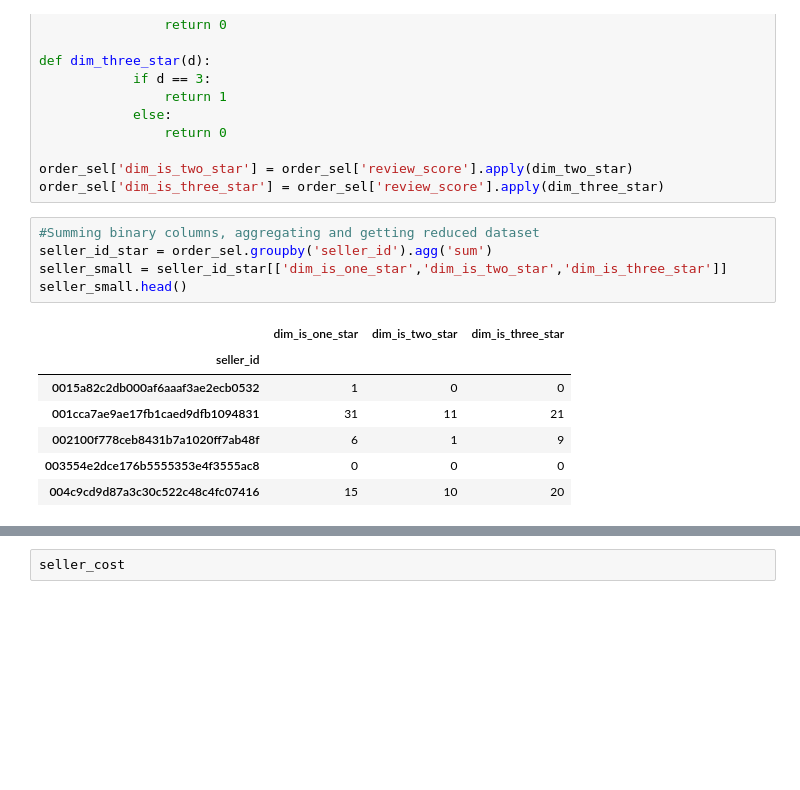
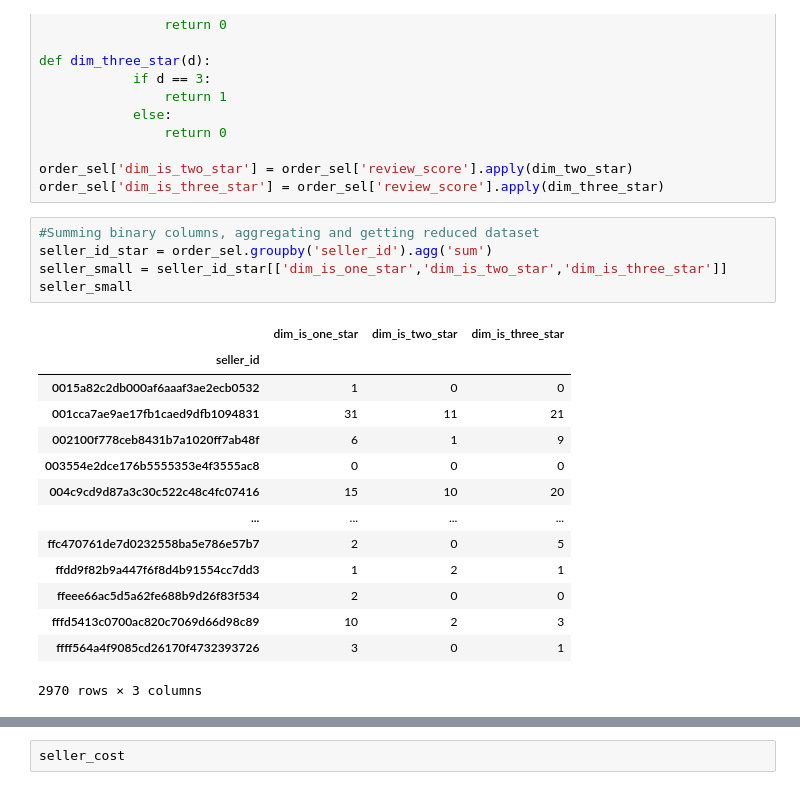
Before and after one commit to Michiel-DK/olist, a Jupyter notebook: Notebook.ipynb, the cells around one changed output, grey strips where cells are left out. Drawn from its saved outputs; the diff is of its cells as text; blank space fills up the shorter version.

```diff
--- a/Notebook.ipynb
+++ b/Notebook.ipynb
@@ -90,13 +113,20 @@ order_sel['dim_is_three_star'] = order_sel['review_score'].apply(dim_three_star)
 # %%
 #Summing binary columns, aggregating and getting reduced dataset
 seller_id_star = order_sel.groupby('seller_id').agg('sum')
 seller_small = seller_id_star[['dim_is_one_star','dim_is_two_star','dim_is_three_star']]
-seller_small.head()
+seller_small
 # %% [output]
 |  | dim_is_one_star | dim_is_two_star | dim_is_three_star |
 | seller_id |  |  |  |
 | 0015a82c2db000af6aaaf3ae2ecb0532 | 1 | 0 | 0 |
 | 001cca7ae9ae17fb1caed9dfb1094831 | 31 | 11 | 21 |
 | 002100f778ceb8431b7a1020ff7ab48f | 6 | 1 | 9 |
 | 003554e2dce176b5555353e4f3555ac8 | 0 | 0 | 0 |
 | 004c9cd9d87a3c30c522c48c4fc07416 | 15 | 10 | 20 |
+| ... | ... | ... | ... |
+| ffc470761de7d0232558ba5e786e57b7 | 2 | 0 | 5 |
+| ffdd9f82b9a447f6f8d4b91554cc7dd3 | 1 | 2 | 1 |
+| ffeee66ac5d5a62fe688b9d26f83f534 | 2 | 0 | 0 |
+| fffd5413c0700ac820c7069d66d98c89 | 10 | 2 | 3 |
+| ffff564a4f9085cd26170f4732393726 | 3 | 0 | 1 |
+2970 rows × 3 columns
```
Also changed, not shown: parts of 11 cells of this notebook, 2 other files.
